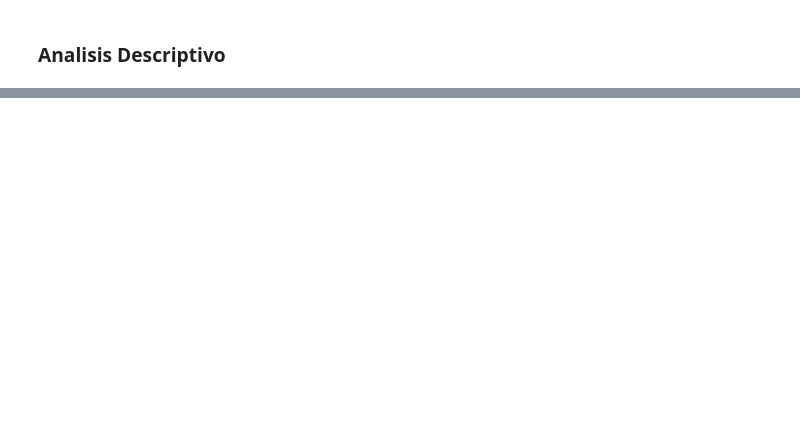
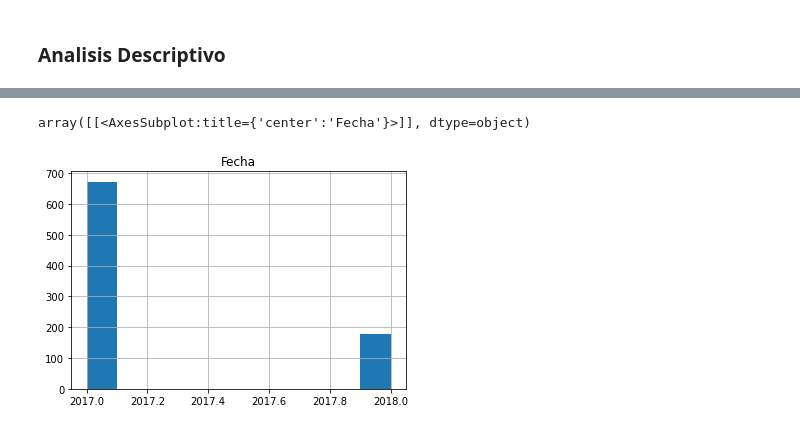
Before and after one commit to codebusters-MIAD/rasa-alpes-project, a Jupyter notebook: entendimiento/fuente_tipos_beneficio.ipynb, the cells around one changed output, grey strips where cells are left out. Saved outputs shown, nothing was run; the diff lists cells and outputs as text; code cells hidden in the pictures; blank space fills up the shorter version.

```diff
--- a/entendimiento/fuente_tipos_beneficio.ipynb
+++ b/entendimiento/fuente_tipos_beneficio.ipynb
@@ -286,0 +626,5 @@ A continuación se muestran las reglas de negocio dadas que tienen relación con
+# %%
+beneficios.select('Fecha').toPandas().hist()
+# %% [output]
+array([[<AxesSubplot:title={'center':'Fecha'}>]], dtype=object)
+[figure, added]
```
Also changed, not shown: parts of 55 cells of this notebook.
